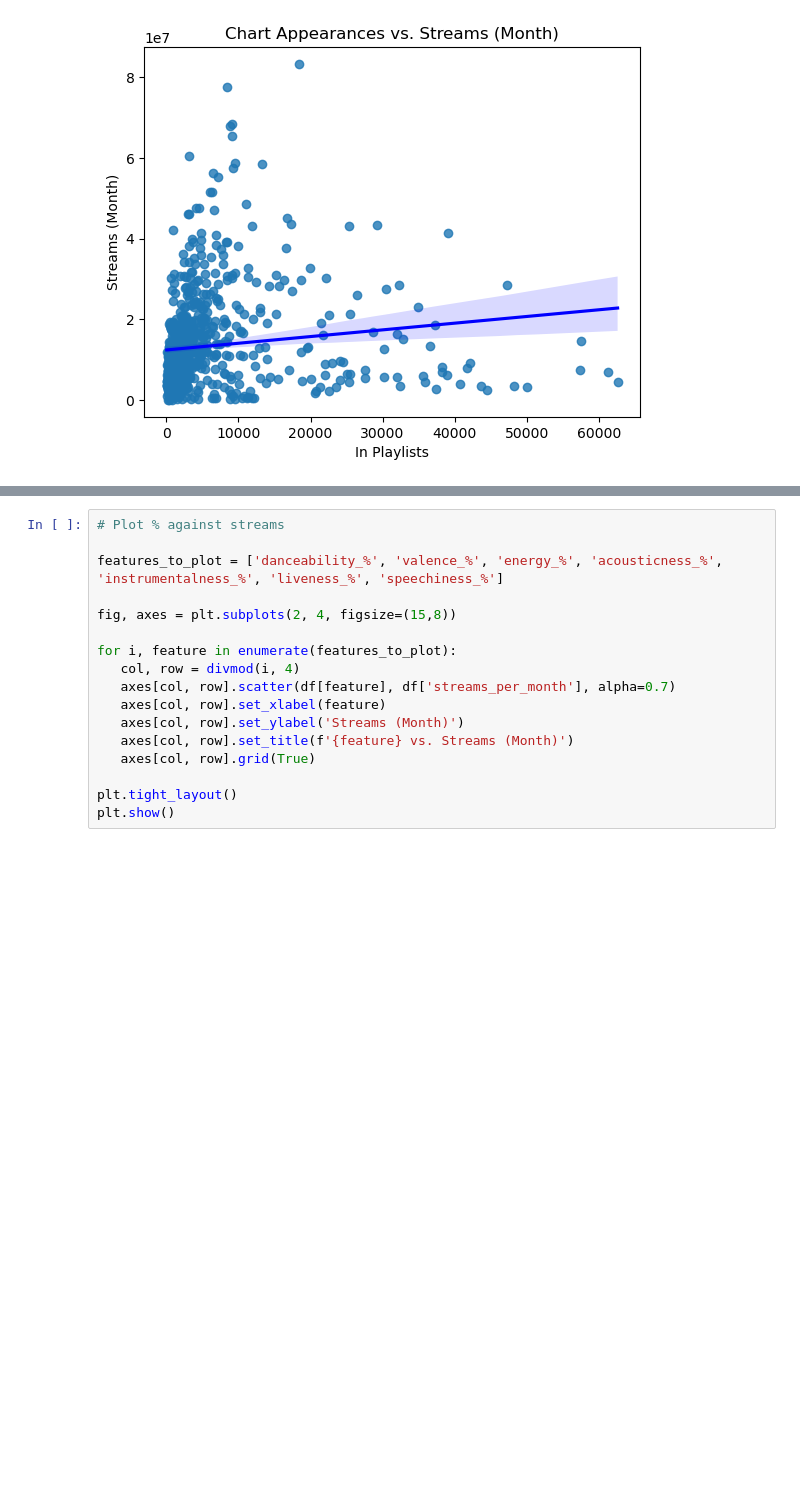
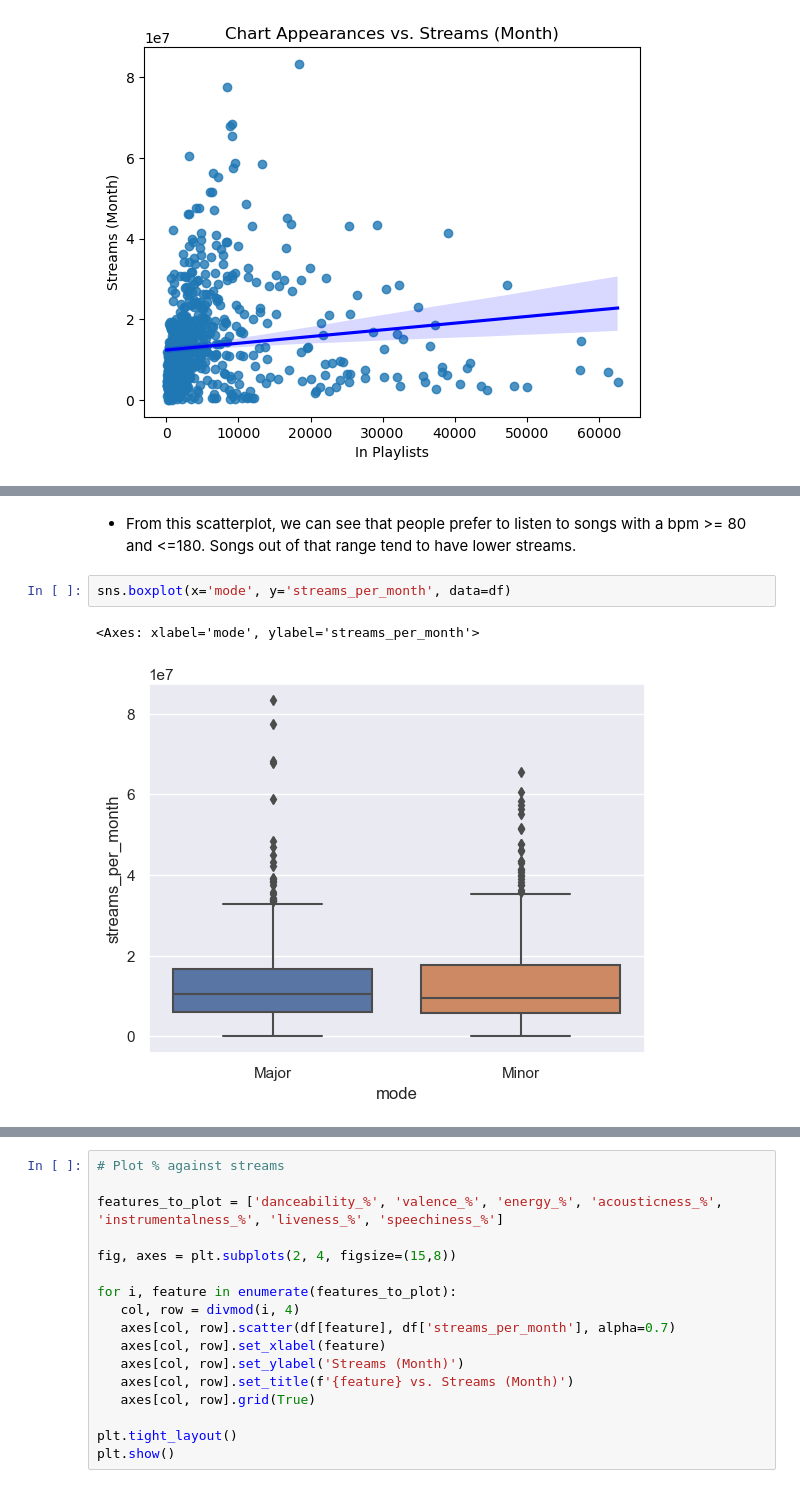
Before and after one commit to certificateofparticipation/VJCxTP-Hackathon-24, a Jupyter notebook: main.ipynb, the cells around one changed output, grey strips where cells are left out. Drawn from its saved outputs; the diff is of its cells as text; blank space fills up the shorter version.

```diff
--- a/main.ipynb
+++ b/main.ipynb
@@ -203,0 +274,7 @@ sns.pairplot(df, x_vars = columns, y_vars = ['streams_per_month'])
+# %% [markdown]
+- From this scatterplot, we can see that people prefer to listen to songs with a bpm >= 80 and <=180. Songs out of that range tend to have lower streams.
+# %%
+sns.boxplot(x='mode', y='streams_per_month', data=df)
+# %% [output]
+<Axes: xlabel='mode', ylabel='streams_per_month'>
+[figure, added]
```
Also changed, not shown: parts of 13 cells of this notebook.
